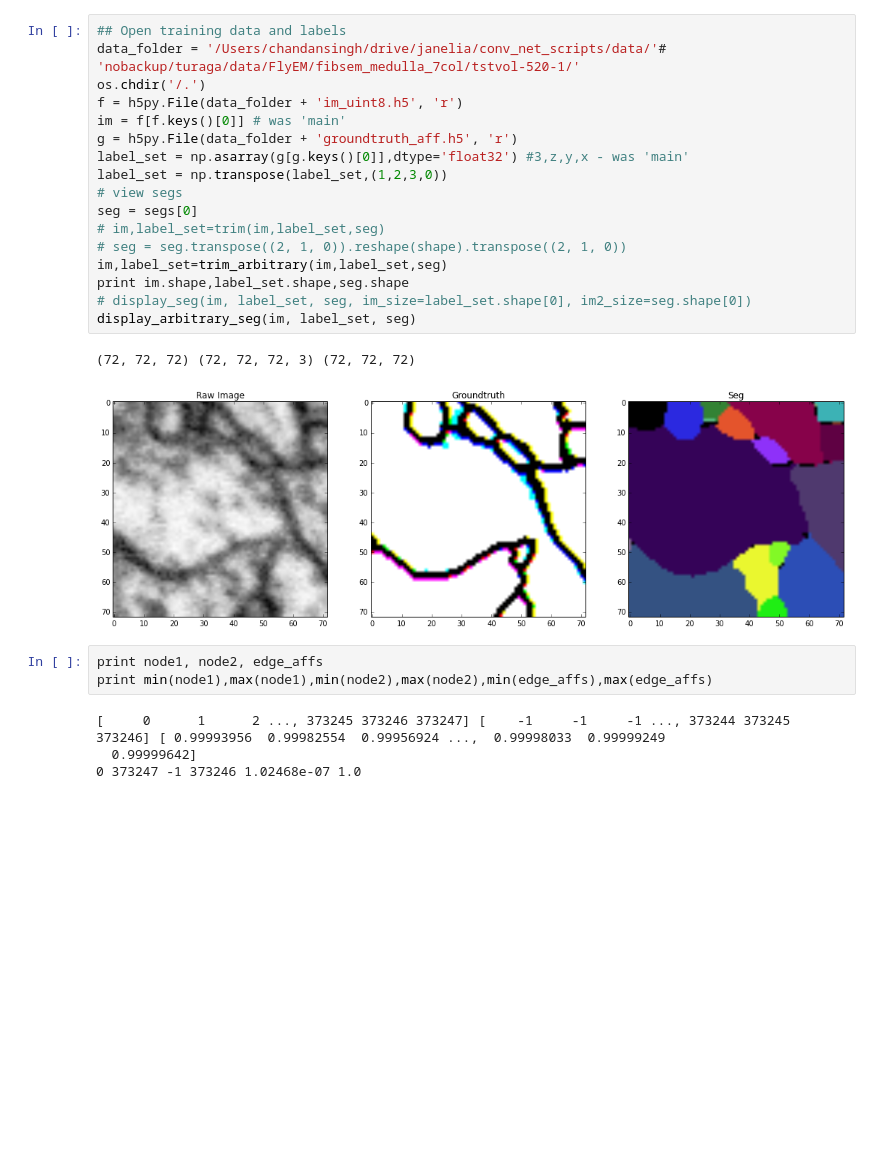
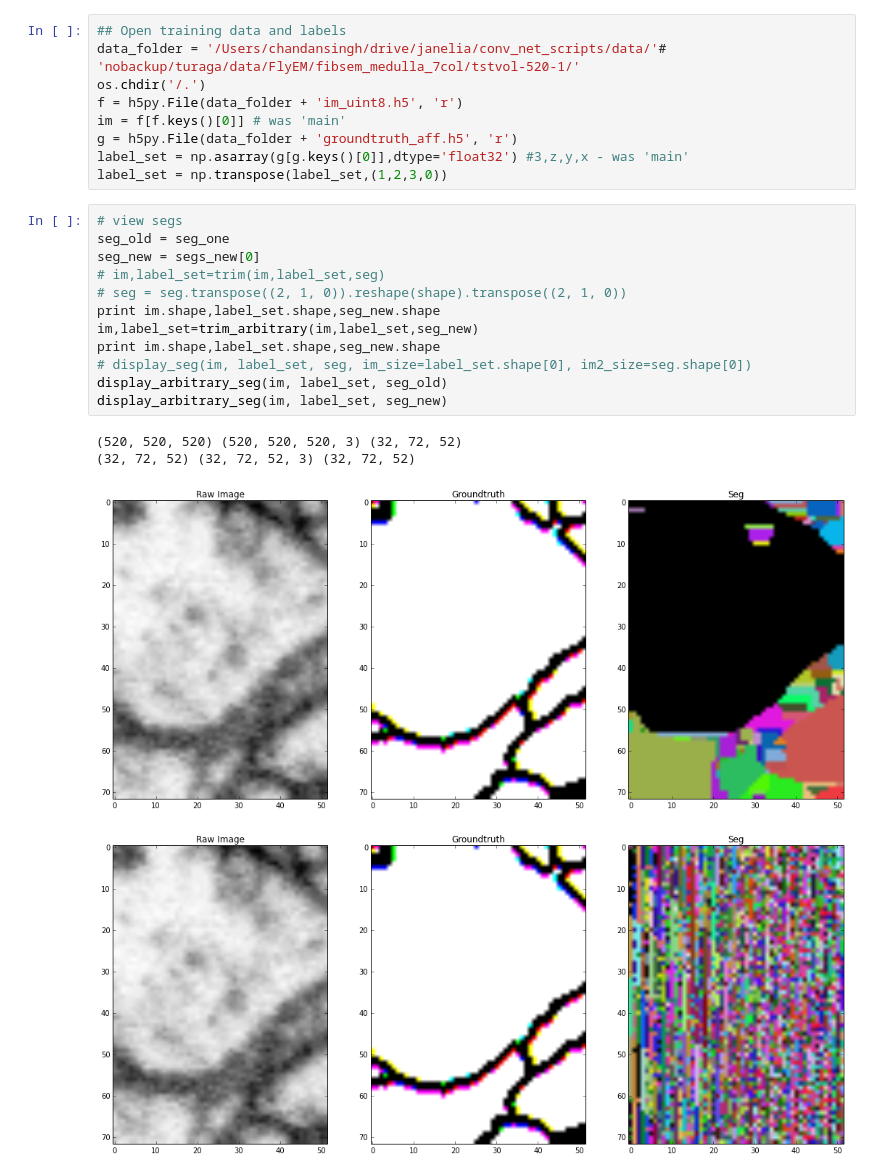
Before and after one commit to csinva/conv-net-scripts, a Jupyter notebook: arb_nhoods_z/test_z_arb.ipynb, the cells around one changed output. Drawn from its saved outputs; the diff is of its cells as text; blank space fills up the shorter version.

```diff
--- a/arb_nhoods_z/test_z_arb.ipynb
+++ b/arb_nhoods_z/test_z_arb.ipynb
@@ -80,21 +70,20 @@ im = f[f.keys()[0]] # was 'main'
 g = h5py.File(data_folder + 'groundtruth_aff.h5', 'r')
 label_set = np.asarray(g[g.keys()[0]],dtype='float32') #3,z,y,x - was 'main'
 label_set = np.transpose(label_set,(1,2,3,0))
-# view segs
-seg = segs[0]
-# im,label_set=trim(im,label_set,seg)
-# seg = seg.transpose((2, 1, 0)).reshape(shape).transpose((2, 1, 0))
-im,label_set=trim_arbitrary(im,label_set,seg)
-print im.shape,label_set.shape,seg.shape
-# display_seg(im, label_set, seg, im_size=label_set.shape[0], im2_size=seg.shape[0])
-display_arbitrary_seg(im, label_set, seg)
-# %% [output]
-(72, 72, 72) (72, 72, 72, 3) (72, 72, 72)
-[figure, removed]
-# %%
-print node1, node2, edge_affs
-print min(node1),max(node1),min(node2),max(node2),min(edge_affs),max(edge_affs)
-# %% [output]
-[     0      1      2 ..., 373245 373246 373247] [    -1     -1     -1 ..., 373244 373245 373246] [ 0.99993956  0.99982554  0.99956924 ...,  0.99998033  0.99999249
-  0.99999642]
-0 373247 -1 373246 1.02468e-07 1.0
+# %%
+# view segs
+seg_old = seg_one
+seg_new = segs_new[0]
+# im,label_set=trim(im,label_set,seg)
+# seg = seg.transpose((2, 1, 0)).reshape(shape).transpose((2, 1, 0))
+print im.shape,label_set.shape,seg_new.shape
+im,label_set=trim_arbitrary(im,label_set,seg_new)
+print im.shape,label_set.shape,seg_new.shape
+# display_seg(im, label_set, seg, im_size=label_set.shape[0], im2_size=seg.shape[0])
+display_arbitrary_seg(im, label_set, seg_old)
+display_arbitrary_seg(im, label_set, seg_new)
+# %% [output]
+(520, 520, 520) (520, 520, 520, 3) (32, 72, 52)
+(32, 72, 52) (32, 72, 52, 3) (32, 72, 52)
+[figure, added]
+[figure, added]
```
Also changed, not shown: parts of 1 cell of this notebook, 3 other files.
